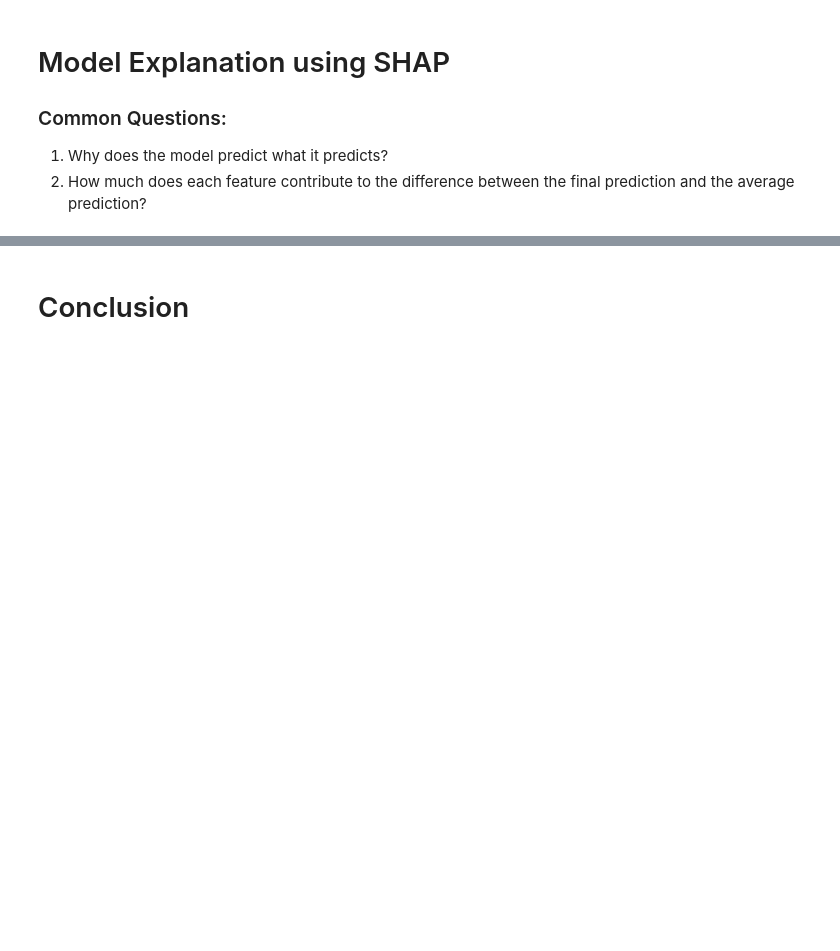
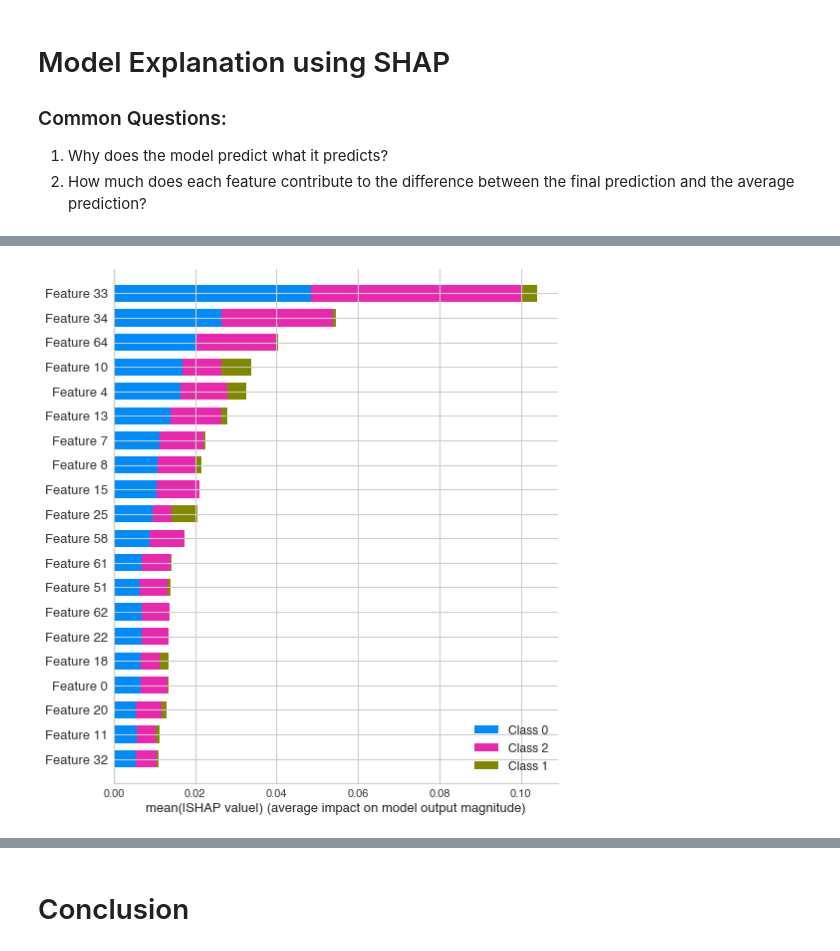
Before and after one commit to mdominguez2010/wsb-sentiment-analysis, a Jupyter notebook: model/model.ipynb, the cells around one changed output, grey strips where cells are left out. Cells and saved outputs as stored; diff of their text form; code cells hidden in the pictures; blank space fills up the shorter version.

Commit message:
working on SHAP

```diff
--- a/model/model.ipynb
+++ b/model/model.ipynb
@@ -480,8 +490,18 @@ def encode_cats(categoricals, numericals):
                          index=X.index) #keep the same index values
 
     return pd.concat([X.loc[:, numericals], X_ohe], axis=1)
-# %%
-X = encode_cats(categoricals, numericals)
+# %%
+categoricals = list(X.select_dtypes('object').columns)
+numericals = list(X.select_dtypes(['int64', 'float64', 'int32', 'float32']).columns)
+X = encode_cats(categoricals, numericals, X)
+
+# Make sure the X df has the same number of columns as the final_dataset df
+categoricals = list(final_dataset.select_dtypes('object').columns)
+numericals = list(final_dataset.select_dtypes(['int64', 'float64', 'int32', 'float32']).loc[:, 'bearish':].columns)
+final_dataset = encode_cats(categoricals, numericals, final_dataset)
+final_dataset['direction'] = y
+
+assert int(len(X.columns) + 1) == len(final_dataset.columns), "Number of features do not match"
 # %%
 from sklearn.linear_model import LogisticRegression
 from sklearn.ensemble import RandomForestClassifier
@@ -731,7 +751,8 @@ plt.show()
 from sklearn.metrics import f1_score
 
 # Calculate f1 score
-y_preds = gbm.predict(X_test_scaled)
+rf.fit(X_train_scaled, y_train)
+y_preds = rf.predict(X_test_scaled)
 f1 = f1_score(y_test, y_preds, average='weighted')
 print(f1)
 # %% [output]
@@ -744,19 +765,6 @@ import re
 # Make copy of our datasets because we need to change them up a bit
 shapley_dataset = final_dataset.copy()
 
-# There can't be numbers in the column names
-shapley_dataset.rename({
-    '5d-direction': 'direction',
-    'high52': 'highfiftytwo',
-    'low52': 'lowfiftytwo',
-    'vol1DayAvg': 'volonedayavg',
-    'vol10DayAvg': 'voltendayavg',
-    'vol3MonthAvg': 'volthreemonthavg'},
-    axis=1,
-    inplace=True)
-
-shapley_dataset.columns = shapley_dataset.columns.map(lambda row: "_".join(row.lower().split(" ")))
-shapley_dataset = shapley_dataset.loc[:, 'direction':]
 features_list = list(shapley_dataset.columns[1:])
 
 y_shapley, X_shapley = dmatrices(
@@ -769,5 +777,5 @@ X_frame = pd.DataFrame(data=X_shapley, columns=X_shapley.design_info.column_name
 regex = re.compile(r"\[|\]|<", re.IGNORECASE)
 X_frame.columns = [regex.sub("_", col) if any(x in str(col) for x in set(('[', ']', '<'))) else col for col in X_frame.columns.to_list()]
 
-explainer = shap.Explainer(gbm)
+explainer = shap.Explainer(rf)
 shap_values = explainer.shap_values(X_frame)
@@ -797,0 +802,4 @@ shapley_dataset
+# %%
+shap.initjs()
+shap.summary_plot(shap_values, X_shapley)
+# %% [output]
@@ -797,0 +807 @@ shapley_dataset
+[figure, added]
```
Also changed, not shown: parts of 14 cells of this notebook.
